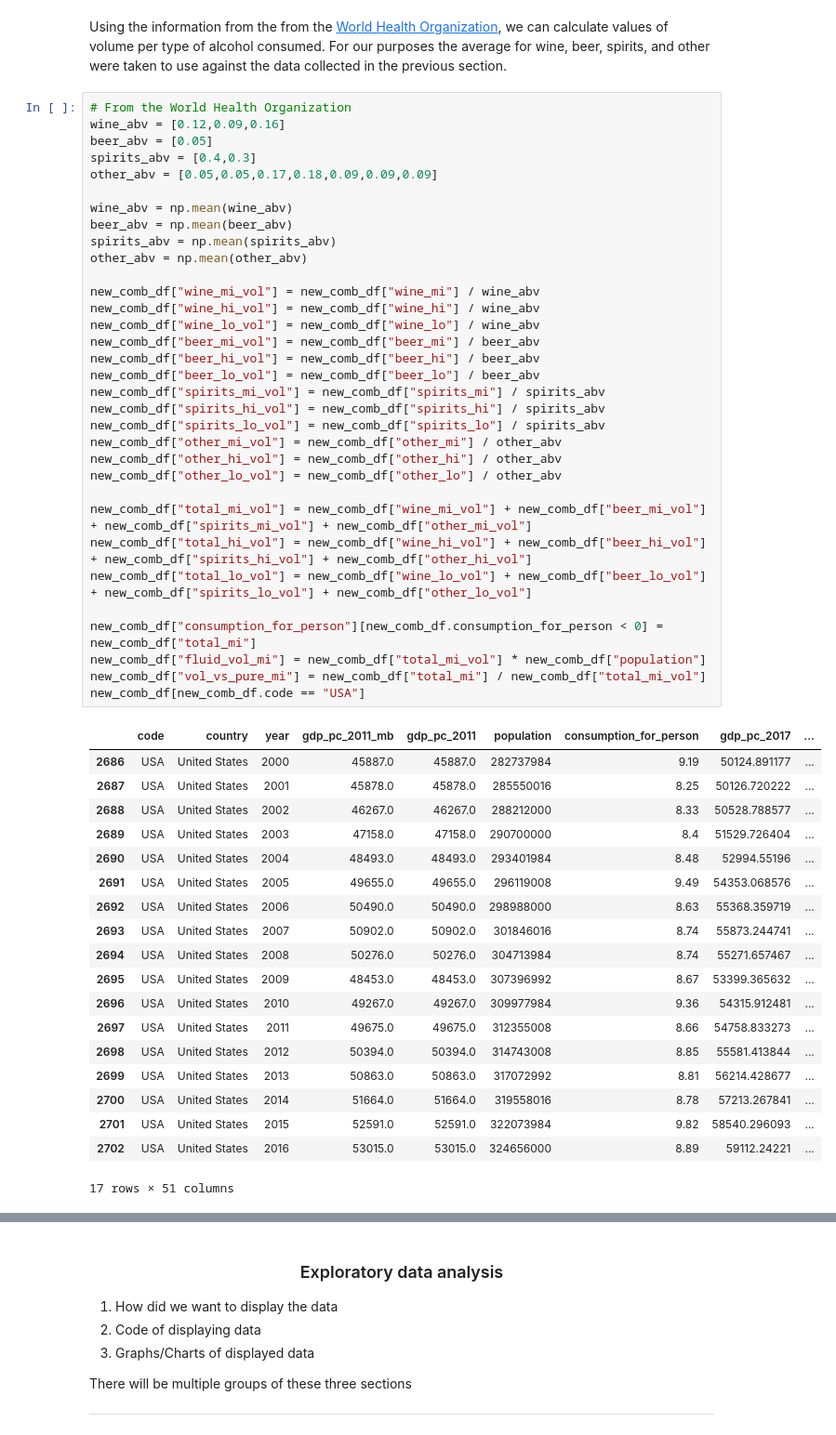
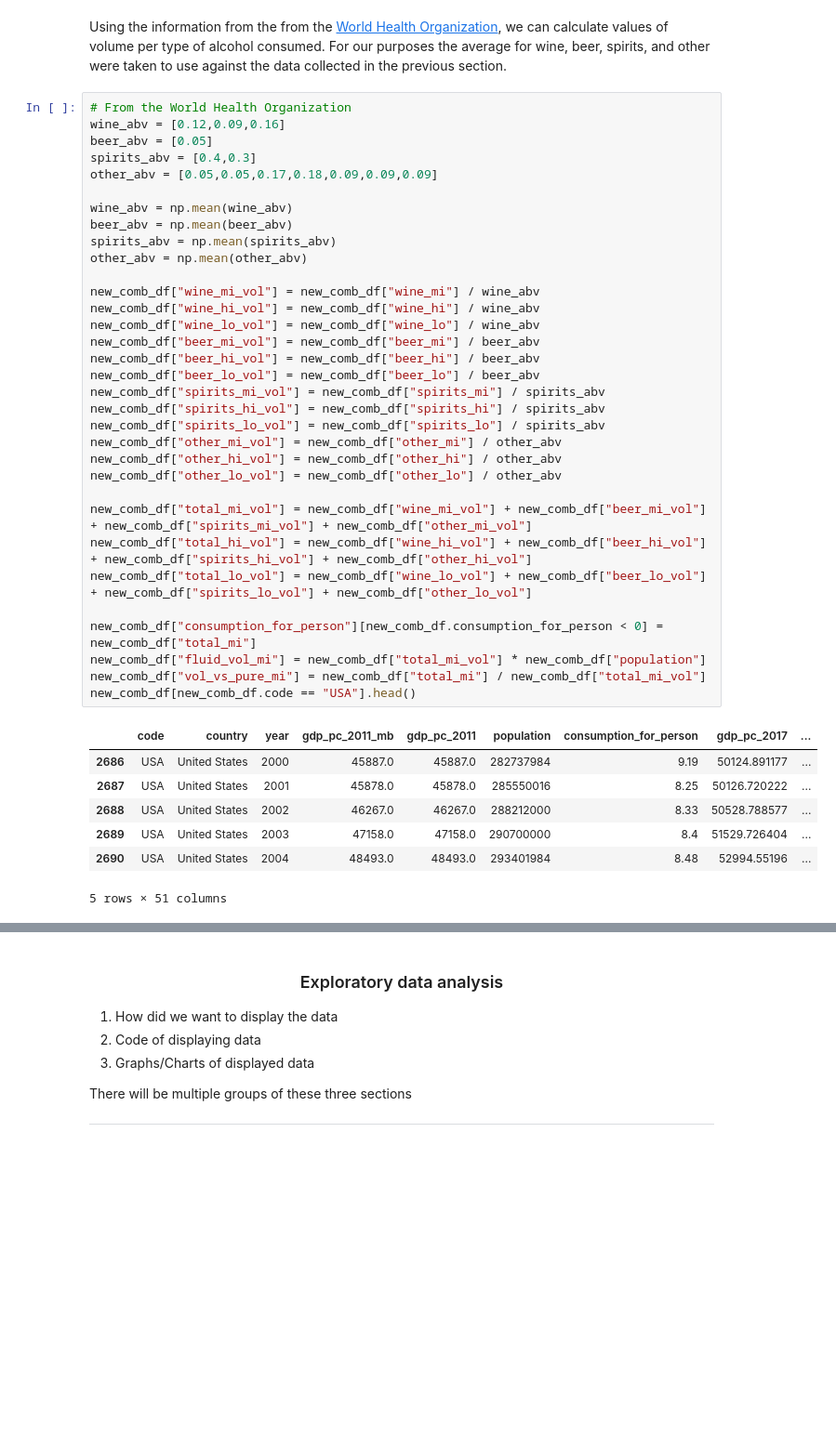
Before and after one commit to evanamay/CMSC320-Final-Project, a Jupyter notebook: tutorial.ipynb, the cells around one changed output, grey strips where cells are left out. Shown at 93% size. Saved outputs shown, nothing was run; the diff lists cells and outputs as text; blank space fills up the shorter version.

```diff
--- a/tutorial.ipynb
+++ b/tutorial.ipynb
@@ -744,44 +662,32 @@ beer_abv = np.mean(beer_abv)
 spirits_abv = np.mean(spirits_abv)
 other_abv = np.mean(other_abv)
 
 new_comb_df["wine_mi_vol"] = new_comb_df["wine_mi"] / wine_abv
 new_comb_df["wine_hi_vol"] = new_comb_df["wine_hi"] / wine_abv
 new_comb_df["wine_lo_vol"] = new_comb_df["wine_lo"] / wine_abv
 new_comb_df["beer_mi_vol"] = new_comb_df["beer_mi"] / beer_abv
 new_comb_df["beer_hi_vol"] = new_comb_df["beer_hi"] / beer_abv
 new_comb_df["beer_lo_vol"] = new_comb_df["beer_lo"] / beer_abv
 new_comb_df["spirits_mi_vol"] = new_comb_df["spirits_mi"] / spirits_abv
 new_comb_df["spirits_hi_vol"] = new_comb_df["spirits_hi"] / spirits_abv
 new_comb_df["spirits_lo_vol"] = new_comb_df["spirits_lo"] / spirits_abv
 new_comb_df["other_mi_vol"] = new_comb_df["other_mi"] / other_abv
 new_comb_df["other_hi_vol"] = new_comb_df["other_hi"] / other_abv
 new_comb_df["other_lo_vol"] = new_comb_df["other_lo"] / other_abv
 
 new_comb_df["total_mi_vol"] = new_comb_df["wine_mi_vol"] + new_comb_df["beer_mi_vol"] + new_comb_df["spirits_mi_vol"] + new_comb_df["other_mi_vol"]
 new_comb_df["total_hi_vol"] = new_comb_df["wine_hi_vol"] + new_comb_df["beer_hi_vol"] + new_comb_df["spirits_hi_vol"] + new_comb_df["other_hi_vol"]
 new_comb_df["total_lo_vol"] = new_comb_df["wine_lo_vol"] + new_comb_df["beer_lo_vol"] + new_comb_df["spirits_lo_vol"] + new_comb_df["other_lo_vol"]
 
 new_comb_df["consumption_for_person"][new_comb_df.consumption_for_person < 0] = new_comb_df["total_mi"]
 new_comb_df["fluid_vol_mi"] = new_comb_df["total_mi_vol"] * new_comb_df["population"]
 new_comb_df["vol_vs_pure_mi"] = new_comb_df["total_mi"] / new_comb_df["total_mi_vol"]
-new_comb_df[new_comb_df.code == "USA"]
+new_comb_df[new_comb_df.code == "USA"].head()
 # %% [output]
 |  | code | country | year | gdp_pc_2011_mb | gdp_pc_2011 | population | consumption_for_person | gdp_pc_2017 | ... |
 | 2686 | USA | United States | 2000 | 45887.0 | 45887.0 | 282737984 | 9.19 | 50124.891177 | ... |
 | 2687 | USA | United States | 2001 | 45878.0 | 45878.0 | 285550016 | 8.25 | 50126.720222 | ... |
 | 2688 | USA | United States | 2002 | 46267.0 | 46267.0 | 288212000 | 8.33 | 50528.788577 | ... |
 | 2689 | USA | United States | 2003 | 47158.0 | 47158.0 | 290700000 | 8.4 | 51529.726404 | ... |
 | 2690 | USA | United States | 2004 | 48493.0 | 48493.0 | 293401984 | 8.48 | 52994.55196 | ... |
-| 2691 | USA | United States | 2005 | 49655.0 | 49655.0 | 296119008 | 9.49 | 54353.068576 | ... |
-| 2692 | USA | United States | 2006 | 50490.0 | 50490.0 | 298988000 | 8.63 | 55368.359719 | ... |
-| 2693 | USA | United States | 2007 | 50902.0 | 50902.0 | 301846016 | 8.74 | 55873.244741 | ... |
-| 2694 | USA | United States | 2008 | 50276.0 | 50276.0 | 304713984 | 8.74 | 55271.657467 | ... |
-| 2695 | USA | United States | 2009 | 48453.0 | 48453.0 | 307396992 | 8.67 | 53399.365632 | ... |
-| 2696 | USA | United States | 2010 | 49267.0 | 49267.0 | 309977984 | 9.36 | 54315.912481 | ... |
-| 2697 | USA | United States | 2011 | 49675.0 | 49675.0 | 312355008 | 8.66 | 54758.833273 | ... |
-| 2698 | USA | United States | 2012 | 50394.0 | 50394.0 | 314743008 | 8.85 | 55581.413844 | ... |
-| 2699 | USA | United States | 2013 | 50863.0 | 50863.0 | 317072992 | 8.81 | 56214.428677 | ... |
-| 2700 | USA | United States | 2014 | 51664.0 | 51664.0 | 319558016 | 8.78 | 57213.267841 | ... |
-| 2701 | USA | United States | 2015 | 52591.0 | 52591.0 | 322073984 | 9.82 | 58540.296093 | ... |
-| 2702 | USA | United States | 2016 | 53015.0 | 53015.0 | 324656000 | 8.89 | 59112.24221 | ... |
-17 rows × 51 columns
+5 rows × 51 columns
```
Also changed, not shown: parts of 32 cells of this notebook.
